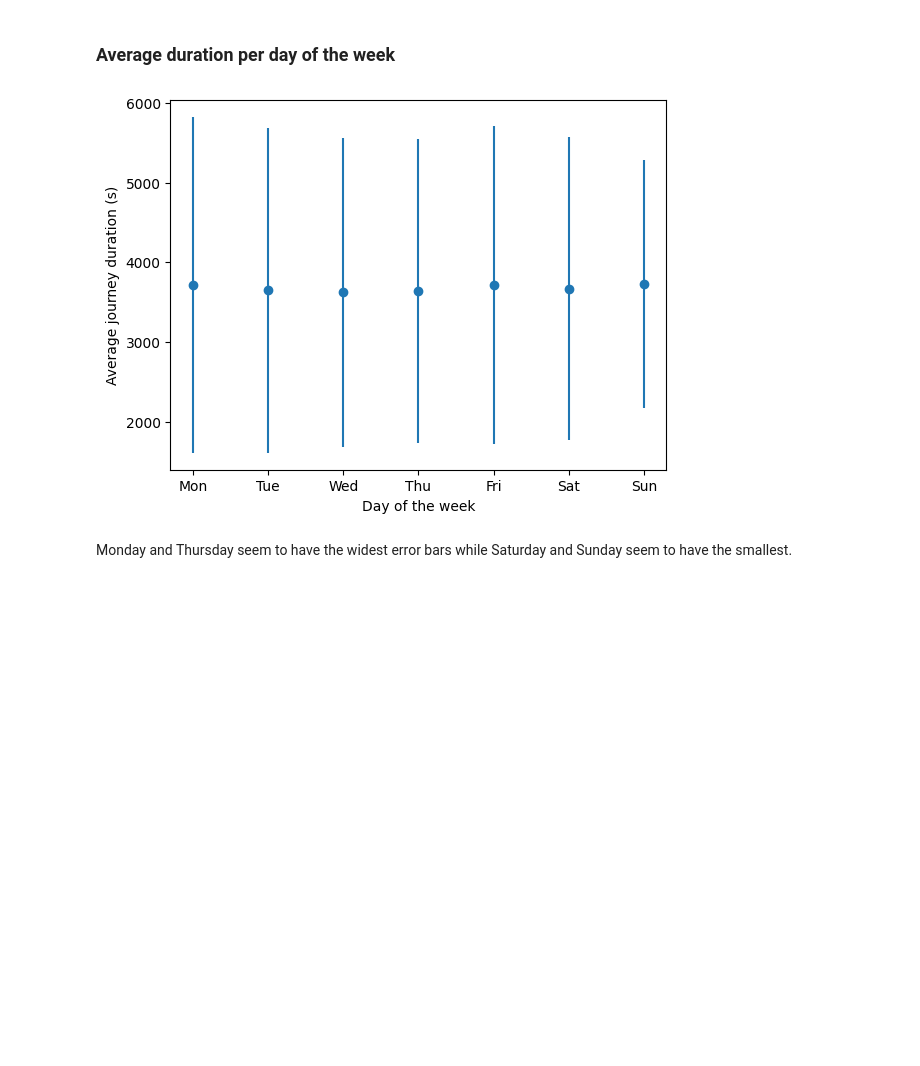
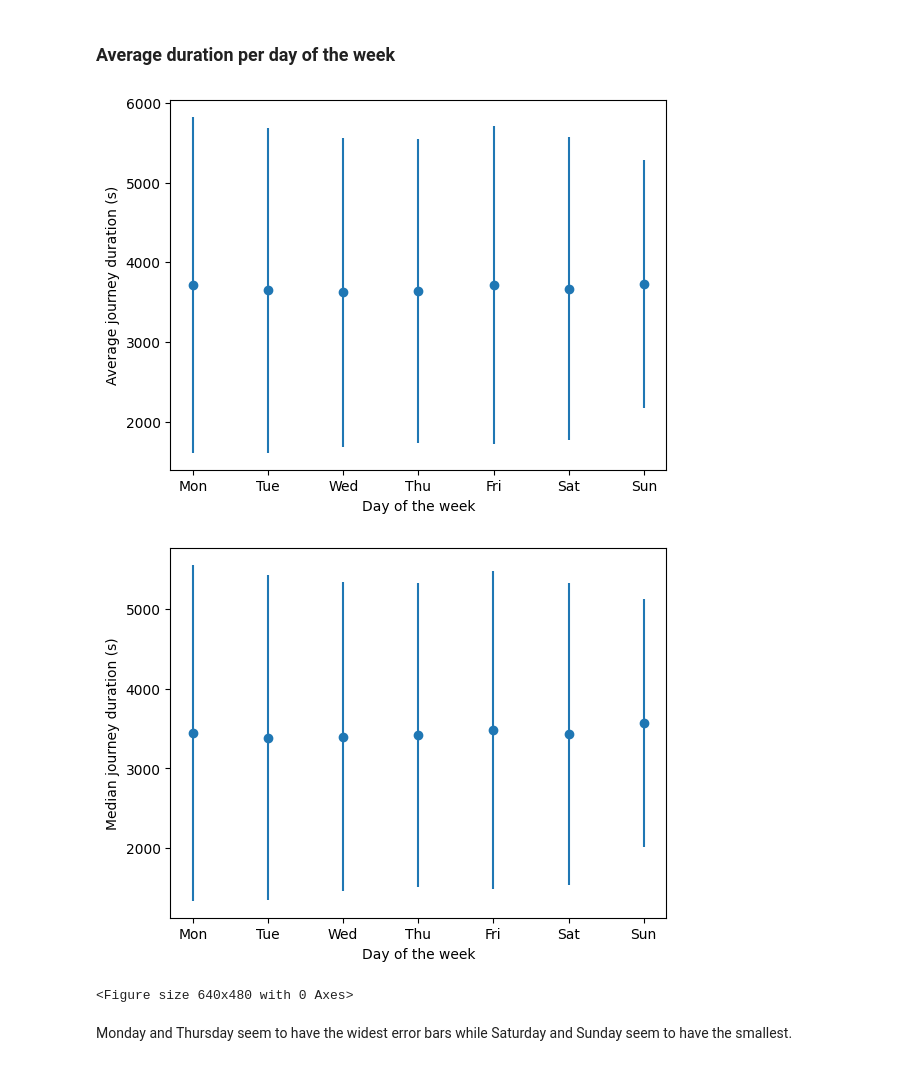
Before and after one commit to AldenCutler/LyonE24, a Jupyter notebook: stats-graphs/journeys.ipynb, the cells around one changed output. Drawn from its saved outputs; the diff is of its cells as text; code cells hidden in the pictures; blank space fills up the shorter version.

```diff
--- a/stats-graphs/journeys.ipynb
+++ b/stats-graphs/journeys.ipynb
@@ -167,33 +173,44 @@ days = [departure.weekday() for departure in departures]
 unique_days = set(days)
 
 # calculate the average duration for each day of the week
 average_durations = {}
 std_devs = {}
 medians = {}
 for day in unique_days:
     # get the durations for the current day
     durations_for_day = [duration for duration, current_day in zip(durations, days) if current_day == day]
 
     # calculate the average duration
     average_duration = sum(durations_for_day) / len(durations_for_day)
     average_durations[day] = average_duration
 
     # calculate the standard deviation
     std_dev = (sum([(duration - average_duration) ** 2 for duration in durations_for_day]) / len(durations_for_day)) ** 0.5
     std_devs[day] = std_dev
 
     # calculate the median
     median = sorted(durations_for_day)[len(durations_for_day) // 2]
     medians[day] = median
 
 # plot the average duration per day of the week with error bars
 plt.errorbar(list(average_durations.keys()), list(average_durations.values()), yerr=list(std_devs.values()), fmt='o')
 plt.xticks(list(average_durations.keys()), ['Mon', 'Tue', 'Wed', 'Thu', 'Fri', 'Sat', 'Sun'])
 plt.xlabel('Day of the week')
 plt.ylabel('Average journey duration (s)')
 plt.show()
+plt.savefig('out/journeys/average_duration_per_day.png')
+
+# plot the median duration per day of the week
+plt.errorbar(list(medians.keys()), list(medians.values()), yerr=list(std_devs.values()), fmt='o')
+plt.xticks(list(medians.keys()), ['Mon', 'Tue', 'Wed', 'Thu', 'Fri', 'Sat', 'Sun'])
+plt.xlabel('Day of the week')
+plt.ylabel('Median journey duration (s)')
+plt.show()
+plt.savefig('out/journeys/median_duration_per_day.png')
 # %% [output]
 [figure]
+[figure, added]
+<Figure size 640x480 with 0 Axes>
 # %% [markdown]
 Monday and Thursday seem to have the widest error bars while Saturday and Sunday seem to have the smallest.
 # %% [markdown]
```
Also changed, not shown: parts of 4 cells of this notebook, 30 other files.
